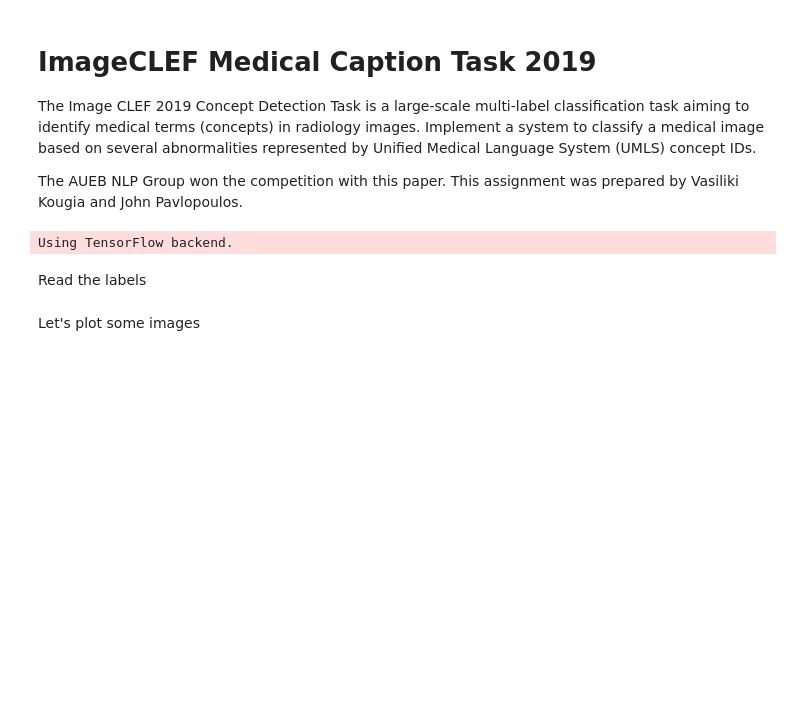
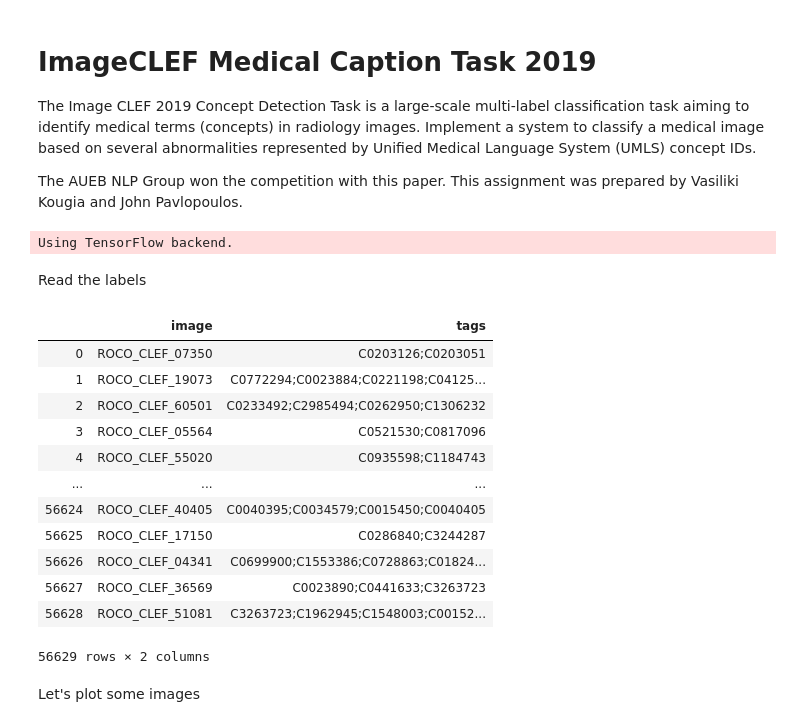
Before and after one commit to ionpetro/ImageCLEF-Medical-Caption-Task-2019, a Jupyter notebook: Image Classifier.ipynb, the cells around one changed output. Cells and saved outputs as stored; diff of their text form; code cells hidden in the pictures; blank space fills up the shorter version.

```diff
--- a/Image Classifier.ipynb
+++ b/Image Classifier.ipynb
@@ -39,6 +39,22 @@ val_concepts = 'ImageCLEF2019/val_concepts.csv'
 str_con = pd.read_csv(string_consepts, sep='\t', header=None)
 train_con = pd.read_csv(train_consepts)
 val_con = pd.read_csv(val_concepts)
+# %%
+train_con
+# %% [output]
+|  | image | tags |
+| 0 | ROCO_CLEF_07350 | C0203126;C0203051 |
+| 1 | ROCO_CLEF_19073 | C0772294;C0023884;C0221198;C04125... |
+| 2 | ROCO_CLEF_60501 | C0233492;C2985494;C0262950;C1306232 |
+| 3 | ROCO_CLEF_05564 | C0521530;C0817096 |
+| 4 | ROCO_CLEF_55020 | C0935598;C1184743 |
+| ... | ... | ... |
+| 56624 | ROCO_CLEF_40405 | C0040395;C0034579;C0015450;C0040405 |
+| 56625 | ROCO_CLEF_17150 | C0286840;C3244287 |
+| 56626 | ROCO_CLEF_04341 | C0699900;C1553386;C0728863;C01824... |
+| 56627 | ROCO_CLEF_36569 | C0023890;C0441633;C3263723 |
+| 56628 | ROCO_CLEF_51081 | C3263723;C1962945;C1548003;C00152... |
+56629 rows × 2 columns
 # %% [markdown]
 Let's plot some images
 # %%
```
Also changed, not shown: parts of 19 cells of this notebook.
